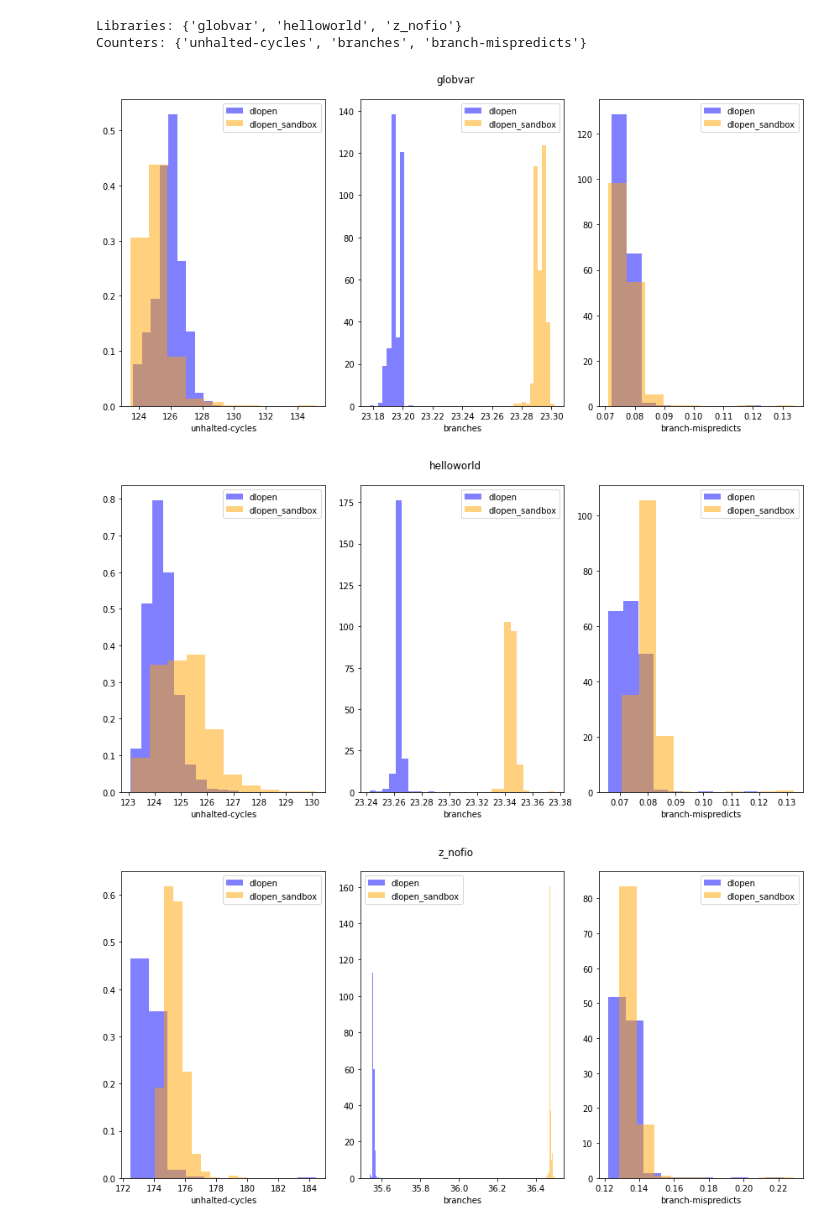
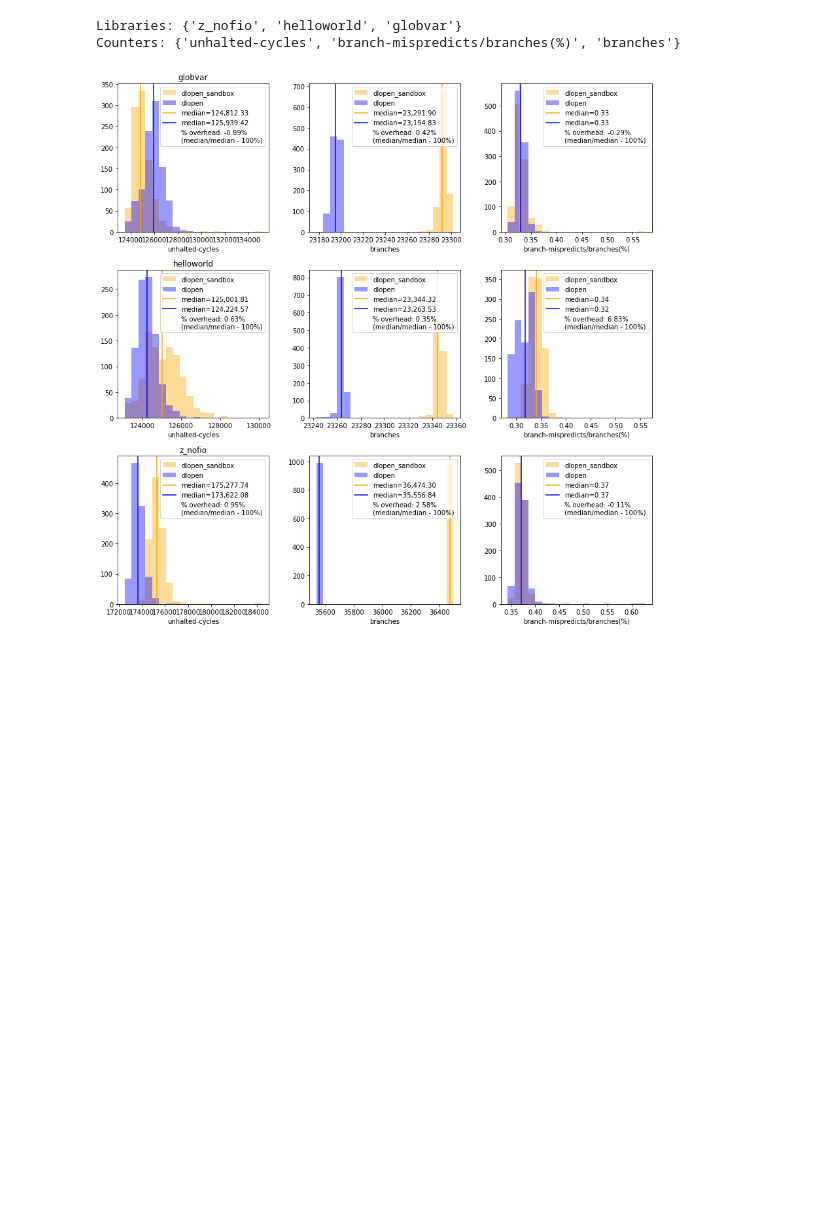
Before and after one commit to pitukg/freebsd-rtld-sandbox, a Jupyter notebook: benchmark/evaluation/micro-benchmark-analysis.ipynb, the cells around one changed output. Drawn from its saved outputs; the diff is of its cells as text; code cells hidden in the pictures; blank space fills up the shorter version.

Commit message:
Fix plots

```diff
--- a/benchmark/evaluation/micro-benchmark-analysis.ipynb
+++ b/benchmark/evaluation/micro-benchmark-analysis.ipynb
@@ -23,8 +24,12 @@ with open(f"{results_dir}/baseline.json") as fp_baseline:
         lib.pop('library-path')
         res[libname] = lib
 
-    baseline = pd.concat([pd.DataFrame(res[key]).assign(libname=key).set_index('libname')
-                          for key in res.keys()]) / (outer_iterations * inner_iterations)
+    # We drop the first few iterations for each library because it will usually take longer due to paging in stuff etc.
+    baseline = (pd.concat([pd.DataFrame(res[key]).assign(libname=key).set_index('libname').iloc[10:]
+                          for key in res.keys()]) / inner_iterations
+               ).assign(**{
+                    'branch-mispredicts/branches(%)': lambda df: 100. * df.loc[:, 'branch-mispredicts'] / df.loc[:, 'branches']
+               }).drop(columns=['branch-mispredicts'])
 
 with open(f"{results_dir}/sandbox.json") as fp_sandbox:
     res = dict()
@@ -36,31 +41,46 @@ with open(f"{results_dir}/sandbox.json") as fp_sandbox:
         lib.pop('library-path')
         res[libname] = lib
 
-    sandbox = pd.concat([pd.DataFrame(res[key]).assign(libname=key).set_index('libname')
-                         for key in res.keys()]) / (outer_iterations * inner_iterations)
+    sandbox = (pd.concat([pd.DataFrame(res[key]).assign(libname=key).set_index('libname').iloc[10:]
+                          for key in res.keys()]) / inner_iterations
+              ).assign(**{
+                   'branch-mispredicts/branches(%)': lambda df: 100. * df.loc[:, 'branch-mispredicts'] / df.loc[:, 'branches']
+              }).drop(columns=['branch-mispredicts'])
 # %%
 libnames = set(baseline.index.values).intersection(sandbox.index.values)
 print(f"Libraries: {libnames}")
 counters = set(baseline.columns).intersection(sandbox.columns)
 print(f"Counters: {counters}")
 # %% [output]
-Libraries: {'globvar', 'helloworld', 'z_nofio'}
-Counters: {'unhalted-cycles', 'branches', 'branch-mispredicts'}
+Libraries: {'z_nofio', 'helloworld', 'globvar'}
+Counters: {'unhalted-cycles', 'branch-mispredicts/branches(%)', 'branches'}
 # %%
-for libname in sorted(libnames):
-    fig, axs = plt.subplots(ncols=len(libnames), figsize=(12, 6))
+fig, axss = plt.subplots(nrows=len(libnames), ncols=len(counters), figsize=(12, 12))
 
-    fig.suptitle(libname)
-    fig.tight_layout()
+for rowindex, libname in enumerate(sorted(libnames)):
+    axs = axss[rowindex]
+    axs[0].set_title(libname)
 
-    for counter, ax in zip(counters, axs.ravel()):
-        ax.hist(baseline.loc[libname, counter], density=True, histtype='stepfilled', color='blue', alpha=.5, label='dlopen')
-        ax.hist(sandbox.loc[libname, counter], density=True, histtype='stepfilled', color='orange', alpha=.5, label='dlopen_sandbox')
+    for counter, ax in zip(sorted(counters, reverse=True), axs.ravel()):
+        ax.hist(
+            [baseline.loc[libname, counter].values, sandbox.loc[libname, counter].values],
+            bins=20, histtype='stepfilled',
+            color=['blue', 'orange'], alpha=.4,
+            label=['dlopen', 'dlopen_sandbox']
+        )
+        baseline_median = baseline.loc[libname, counter].median()
+        sandbox_median = sandbox.loc[libname, counter].median()
+        ax.axvline(x=sandbox_median, color='orange', label=f"median={sandbox_median:,.2f}")
+        ax.axvline(x=baseline_median, color='blue', label=f"median={baseline_median:,.2f}")
         ax.set_xlabel(counter)
-        ax.legend()
+        handles, labels = ax.get_legend_handles_labels()
+        handles.append(mpatches.Patch(color='white',
+                                      label=f"% overhead: {100 * (sandbox_median / baseline_median - 1):.2f}%\n"
+                                            "(median/median - 100%)"))
+        ax.legend(handles=handles, loc='upper right')
+
+fig.tight_layout()
 
 plt.show()
 # %% [output]
-[figure, old version]
+[figure, new version]
-[figure, removed]
-[figure, removed]
```
Also changed, not shown: parts of 1 cell of this notebook.
